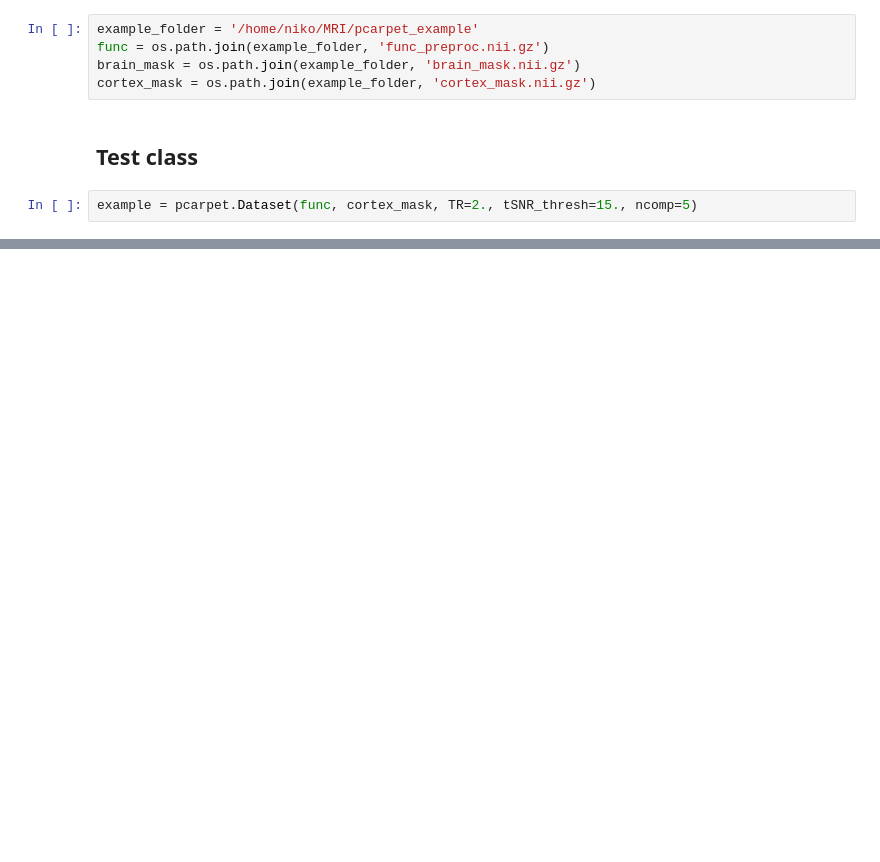
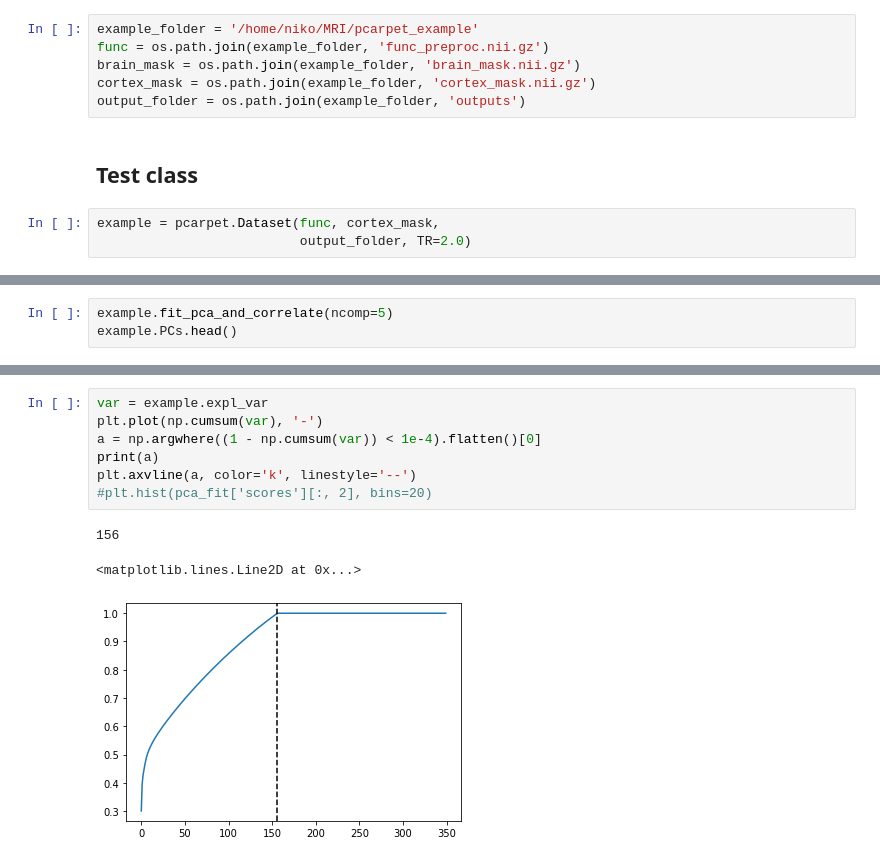
Before and after one commit to niksirbi/pcarpet, a Jupyter notebook: examples/human_data.ipynb, the cells around one changed output, grey strips where cells are left out. Drawn from its saved outputs; the diff is of its cells as text; blank space fills up the shorter version.

```diff
--- a/examples/human_data.ipynb
+++ b/examples/human_data.ipynb
@@ -17,8 +17,10 @@ example_folder = '/home/niko/MRI/pcarpet_example'
 func = os.path.join(example_folder, 'func_preproc.nii.gz')
 brain_mask = os.path.join(example_folder, 'brain_mask.nii.gz')
 cortex_mask = os.path.join(example_folder, 'cortex_mask.nii.gz')
+output_folder = os.path.join(example_folder, 'outputs')
 # %% [markdown]
 ## Test class
 # %%
-example = pcarpet.Dataset(func, cortex_mask, TR=2., tSNR_thresh=15., ncomp=5)
+example = pcarpet.Dataset(func, cortex_mask,
+                          output_folder, TR=2.0)
 # %% [output]
@@ -39 +46,4 @@ plt.imshow(arr, aspect='auto', cmap='Greys_r', vmin=-2, vmax=2)
 [figure]
+# %%
+example.fit_pca_and_correlate(ncomp=5)
+example.PCs.head()
@@ -39,0 +62,11 @@ plt.imshow(arr, aspect='auto', cmap='Greys_r', vmin=-2, vmax=2)
+# %%
+var = example.expl_var
+plt.plot(np.cumsum(var), '-')
+a = np.argwhere((1 - np.cumsum(var)) < 1e-4).flatten()[0]
+print(a)
+plt.axvline(a, color='k', linestyle='--')
+#plt.hist(pca_fit['scores'][:, 2], bins=20)
+# %% [output]
+156
+<matplotlib.lines.Line2D at 0x...>
+[figure, added]
```
Also changed, not shown: parts of 5 cells of this notebook, 1 other file.
